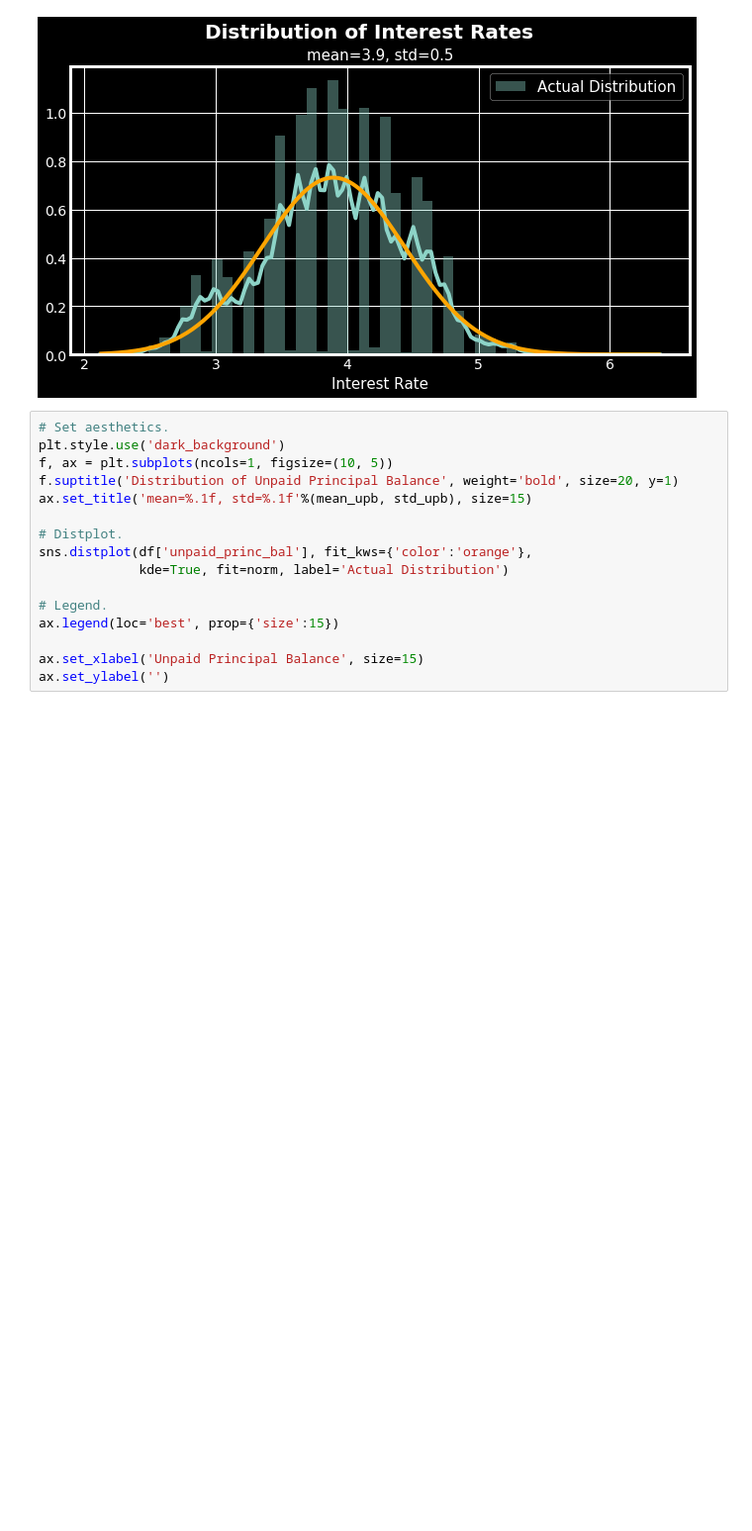
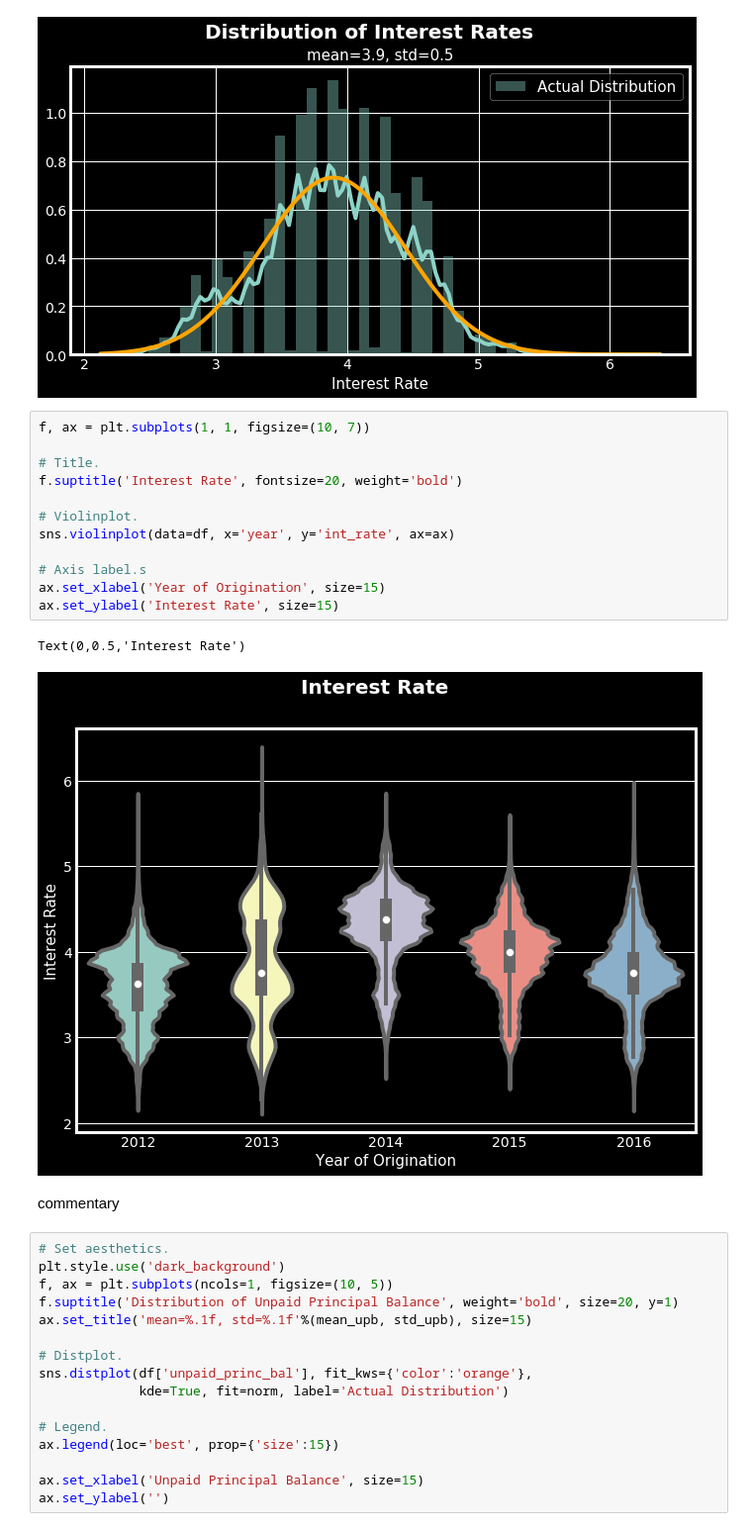
Before and after one commit to MitchellEwing/Freddie-Mac-Housing-Loans, a Jupyter notebook: Freddie-Mac-Single-Family-Loans.ipynb, the cells around one changed output. Shown at 99% size. Drawn from its saved outputs; the diff is of its cells as text; blank space fills up the shorter version.

```diff
--- a/Freddie-Mac-Single-Family-Loans.ipynb
+++ b/Freddie-Mac-Single-Family-Loans.ipynb
@@ -689,6 +711,23 @@ ax.set_ylabel('')
 # %% [output]
 Text(0,0.5,'')
 [figure]
+# %%
+f, ax = plt.subplots(1, 1, figsize=(10, 7))
+
+# Title.
+f.suptitle('Interest Rate', fontsize=20, weight='bold')
+
+# Violinplot.
+sns.violinplot(data=df, x='year', y='int_rate', ax=ax)
+
+# Axis label.s
+ax.set_xlabel('Year of Origination', size=15)
+ax.set_ylabel('Interest Rate', size=15)
+# %% [output]
+Text(0,0.5,'Interest Rate')
+[figure, added]
+# %% [markdown]
+commentary
 # %%
 # Set aesthetics.
 plt.style.use('dark_background')
```
Also changed, not shown: parts of 30 cells of this notebook.
